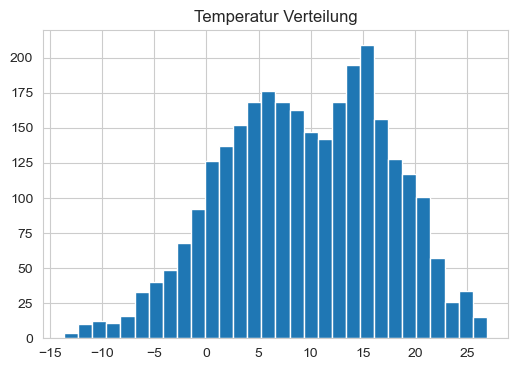
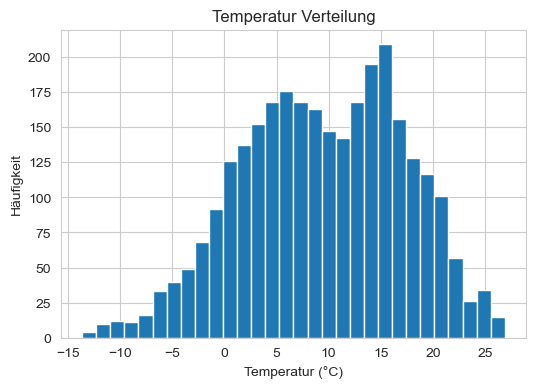
Code edit (unified diff) that turned the first committed figure into the second:
--- before
+++ after
@@ -11,12 +11,32 @@
 print(weather_daily.isnull().sum())
 
+
+# Histogramm
 plt.figure(figsize=(6,4))
 plt.hist(weather_daily["T (degC)"].dropna(), bins=30)
 plt.title("Temperatur Verteilung")
+plt.xlabel("Temperatur (°C)")
+plt.ylabel("Häufigkeit")
 plt.show()
 
+
+# Wochentage
+weekday_map = {
+    0: "Mo",
+    1: "Di",
+    2: "Mi",
+    3: "Do",
+    4: "Fr",
+    5: "Sa",
+    6: "So"
+}
+
 weather_daily["weekday"] = weather_daily.index.dayofweek
+weather_daily["weekday_name"] = weather_daily["weekday"].map(weekday_map)
+
 plt.figure(figsize=(6,4))
-weather_daily.groupby("weekday")["T (degC)"].mean().plot(kind="bar")
+weather_daily.groupby("weekday_name")["T (degC)"].mean().plot(kind="bar")
 plt.title("Temperatur nach Wochentag")
+plt.xlabel("Wochentag")
+plt.ylabel("Durchschnittliche Temperatur")
 plt.show()

Commit: refactor(ts_menden_team03): Deskriptive Analyse Code einbisschen geändert